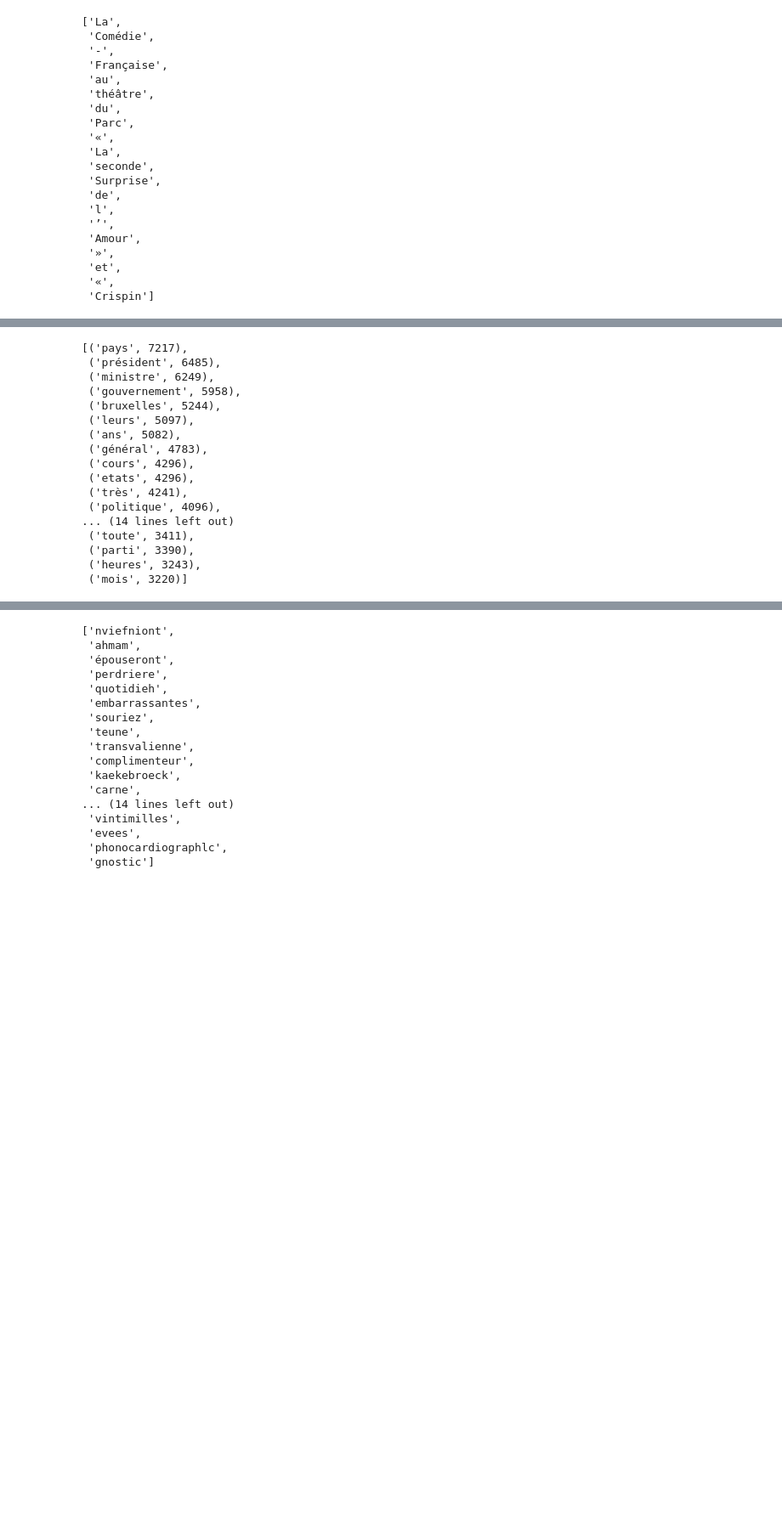
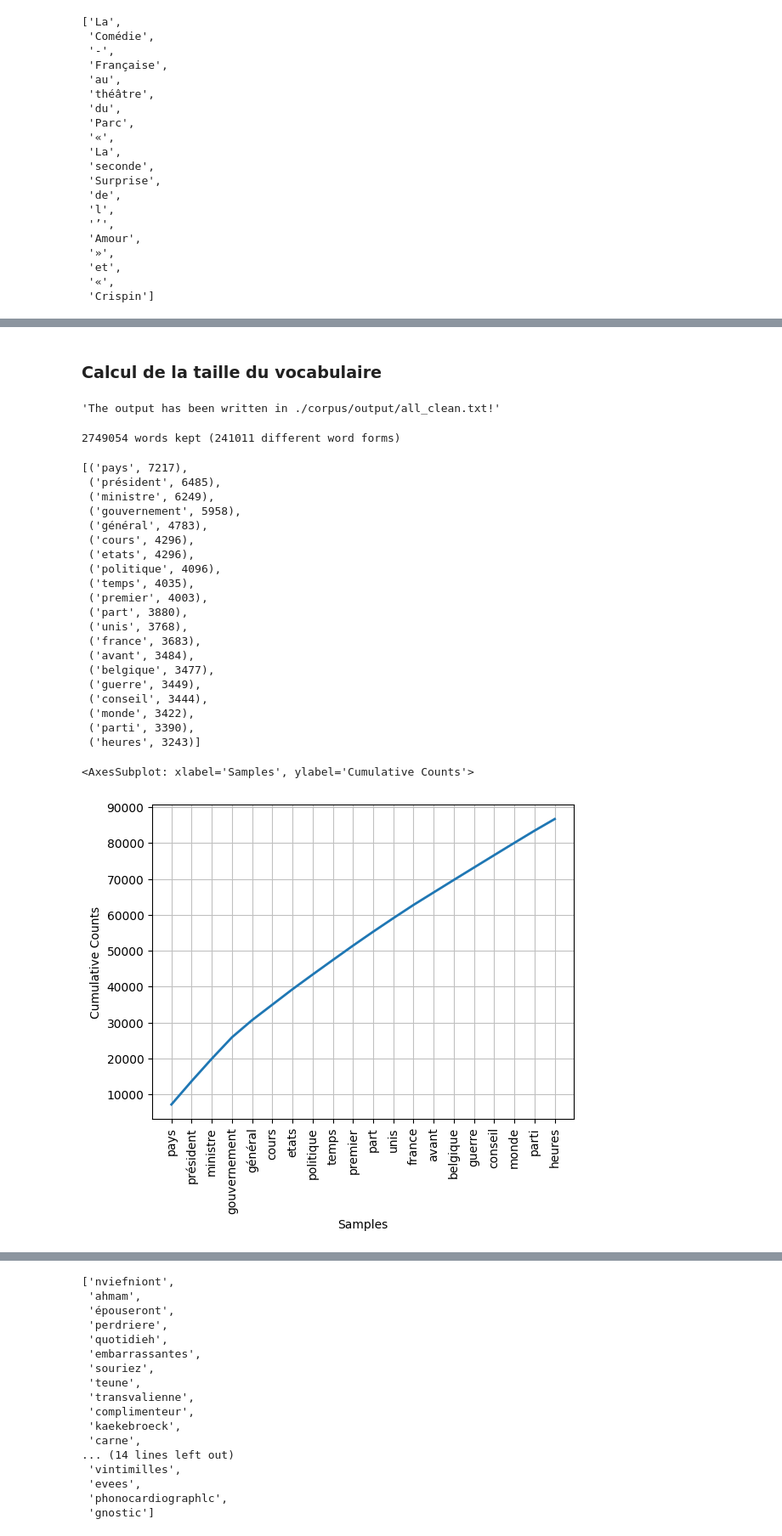
Before and after one commit to paffidim/tac, a Jupyter notebook: tps/tp4/tp4.ipynb, the cells around one changed output, grey strips where cells are left out. Shown at 85% size. Cells and saved outputs as stored; diff of their text form; code cells hidden in the pictures; blank space fills up the shorter version.

```diff
--- a/tps/tp4/tp4.ipynb
+++ b/tps/tp4/tp4.ipynb
@@ -265,0 +262,2 @@ print(f"{len(kept)} words kept ({len(voc)} different word forms)")
+# %% [markdown]
+### Calcul de la taille du vocabulaire
@@ -266,22 +274,50 @@ print(f"{len(kept)} words kept ({len(voc)} different word forms)")
+# %%
+all_clean_path = "./corpus/output/all_clean.txt"
+
+clean_text(all_path, all_clean_path)
+# %% [output]
+'The output has been written in ./corpus/output/all_clean.txt!'
+# %%
+text_clean = []
+
+with open(all_clean_path, 'r', encoding='utf-8') as f:
+    text_clean = f.read()
+
+words_kept = nltk.wordpunct_tokenize(text_clean)
+voc_kept = set(words_kept)
+
+print(f"{len(words_kept)} words kept ({len(voc_kept)} different word forms)")
+# %% [output]
+2749054 words kept (241011 different word forms)
 # %%
 # Récupération des mots les plus fréquents
-fdist = nltk.FreqDist(kept)
-fdist.most_common(30)
+fdist = nltk.FreqDist(words_kept)
+fdist.most_common(20)
 # %% [output]
 [('pays', 7217),
  ('président', 6485),
  ('ministre', 6249),
  ('gouvernement', 5958),
- ('bruxelles', 5244),
- ('leurs', 5097),
- ('ans', 5082),
  ('général', 4783),
  ('cours', 4296),
  ('etats', 4296),
- ('très', 4241),
  ('politique', 4096),
-... (14 lines left out)
- ('toute', 3411),
+ ('temps', 4035),
+ ('premier', 4003),
+ ('part', 3880),
+ ('unis', 3768),
+ ('france', 3683),
+ ('avant', 3484),
+ ('belgique', 3477),
+ ('guerre', 3449),
+ ('conseil', 3444),
+ ('monde', 3422),
  ('parti', 3390),
- ('heures', 3243),
- ('mois', 3220)]
+ ('heures', 3243)]
+# %%
+# Plot: les n mots les plus fréquents
+n = 20
+fdist.plot(n, cumulative=True)
+# %% [output]
+<AxesSubplot: xlabel='Samples', ylabel='Cumulative Counts'>
+[figure, added]
```
Also changed, not shown: parts of 13 cells of this notebook.
